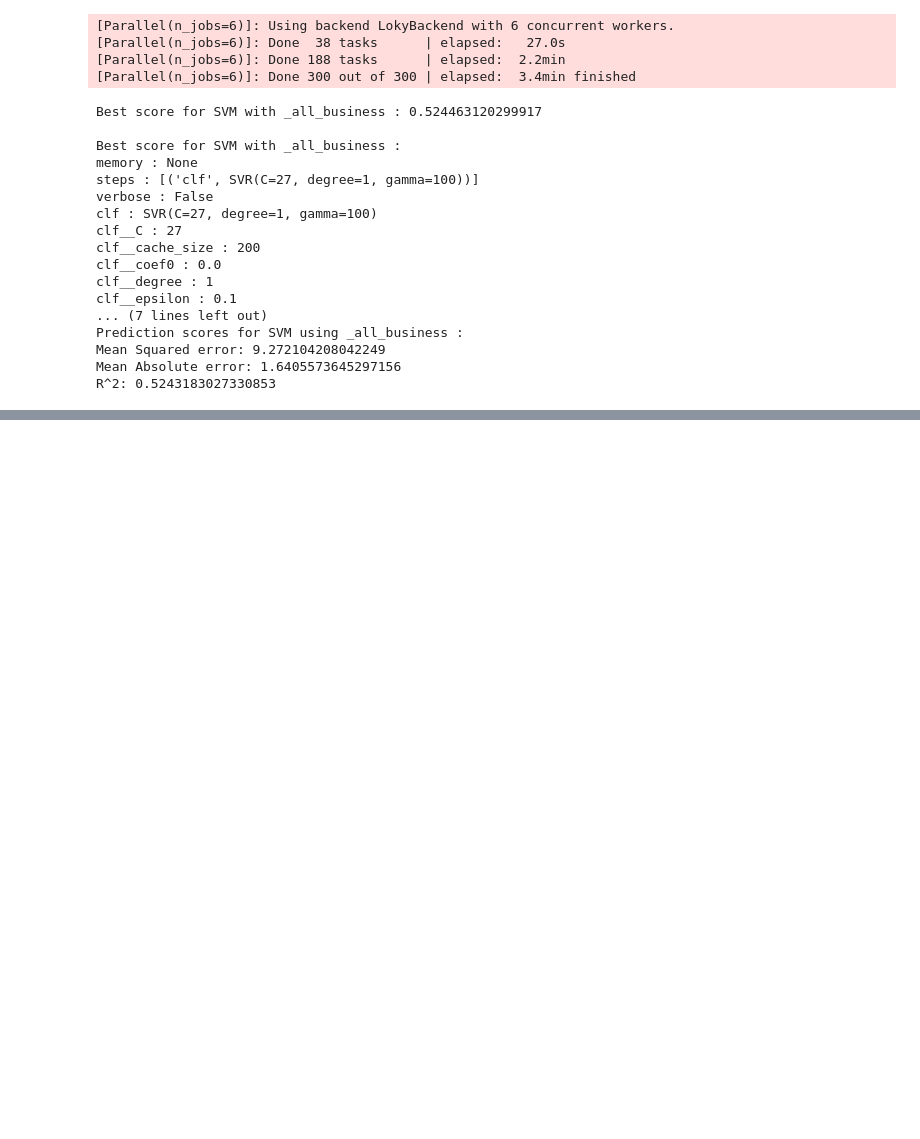
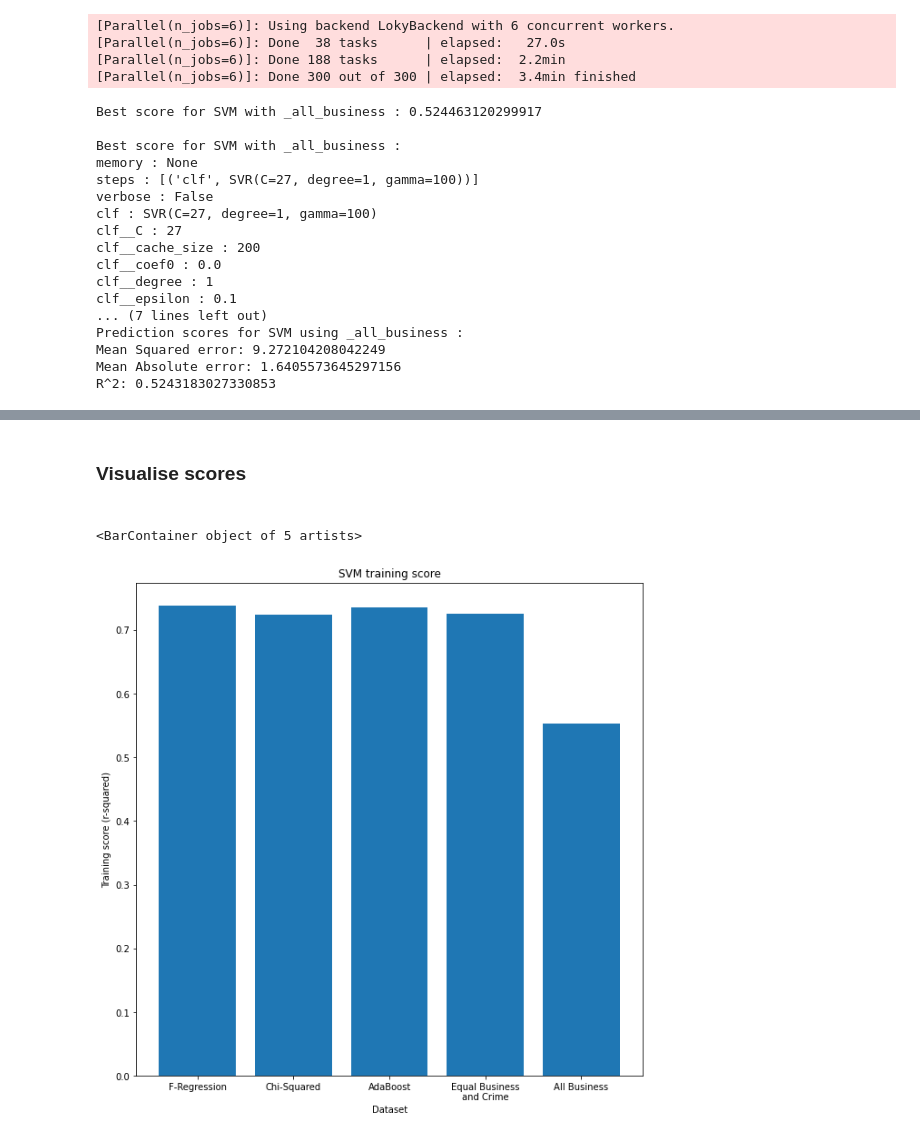
Before and after one commit to CBProgramming/CrimePrediction, a Jupyter notebook: 13 - SVM.ipynb, the cells around one changed output, grey strips where cells are left out. Saved outputs shown, nothing was run; the diff lists cells and outputs as text; code cells hidden in the pictures; blank space fills up the shorter version.

```diff
--- a/13 - SVM.ipynb
+++ b/13 - SVM.ipynb
@@ -892,0 +1052,10 @@ Fitting 10 folds for each of 63 candidates, totalling 630 fits
+# %%
+# save model
+is_sample = False
+num_folds = 10
+args = {'clf__C':([30]),
+           'clf__degree':([1]),
+           'clf__gamma':([100]),
+           'clf__kernel':(['rbf'])}
+bus_best_args, bus_train_score, bus_mse, bus_mae, bus_r2 = support_vec_save_model(
+    sel_methods[4], args, num_folds, is_sample)
@@ -892,0 +1082,21 @@ Fitting 10 folds for each of 63 candidates, totalling 630 fits
+# %% [markdown]
+<h3>Visualise scores<h3>
+# %%
+training_scores = [f_reg_train_score, chi2_train_score, ada_train_score, equal_train_score, bus_train_score]
+mse_scores = [f_reg_mse, chi2_mse, ada_mse, equal_mse, bus_mse]
+mae_scores = [f_reg_mae, chi2_mae, ada_mae, equal_mae, bus_mae]
+r2_scores = [f_reg_r2, chi2_r2, ada_r2, equal_r2, bus_r2]
+# %%
+datasets = ["F-Regression","Chi-Squared","AdaBoost","Equal Business\nand Crime","All Business"]
+# %%
+y_select = np.arange(len(datasets))
+# %%
+plt.figure(figsize = (10,10))
+plt.xticks(y_select,datasets)
+plt.title("SVM training score")
+plt.xlabel("Dataset")
+plt.ylabel("Training score (r-squared)")
+plt.bar(y_select, training_scores)
+# %% [output]
+<BarContainer object of 5 artists>
+[figure, added]
```
Also changed, not shown: parts of 13 cells of this notebook, 9 other files.
